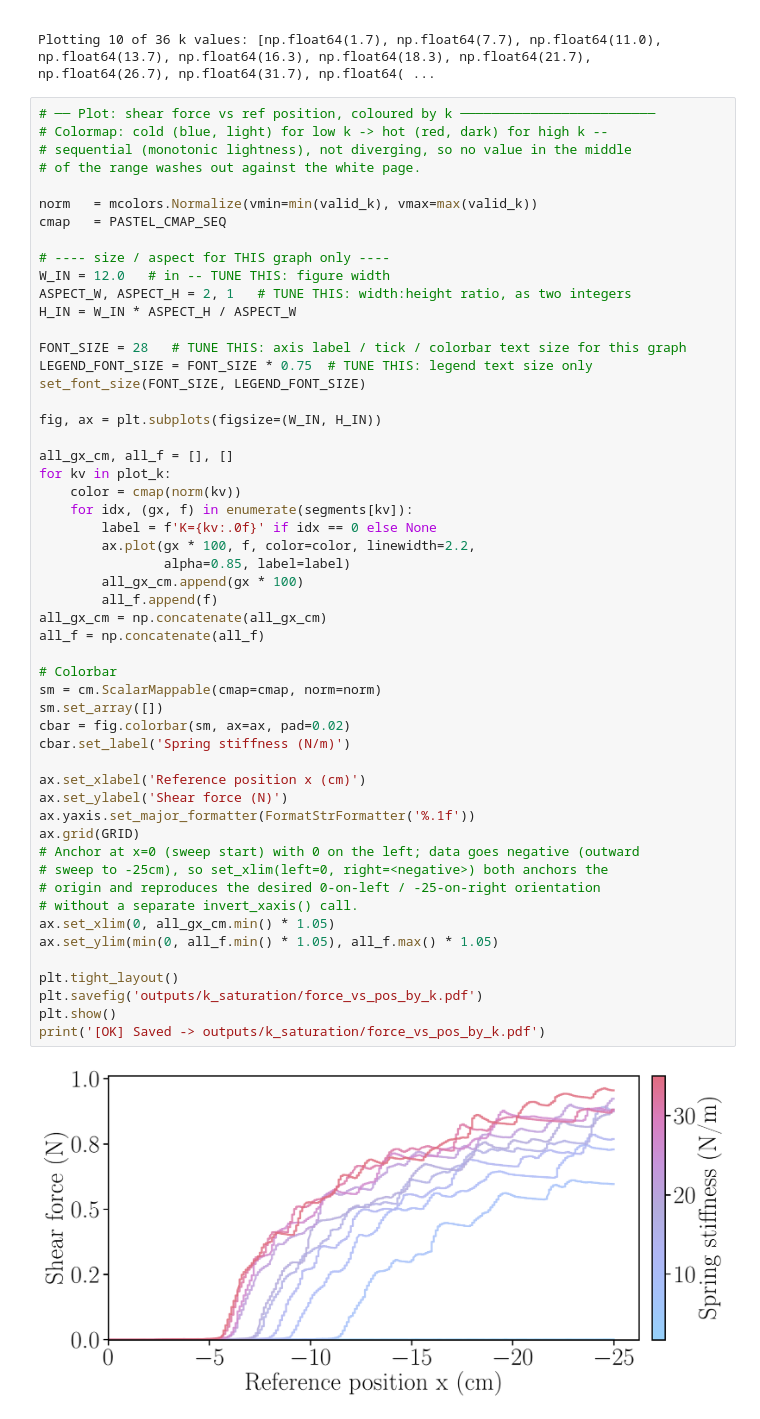
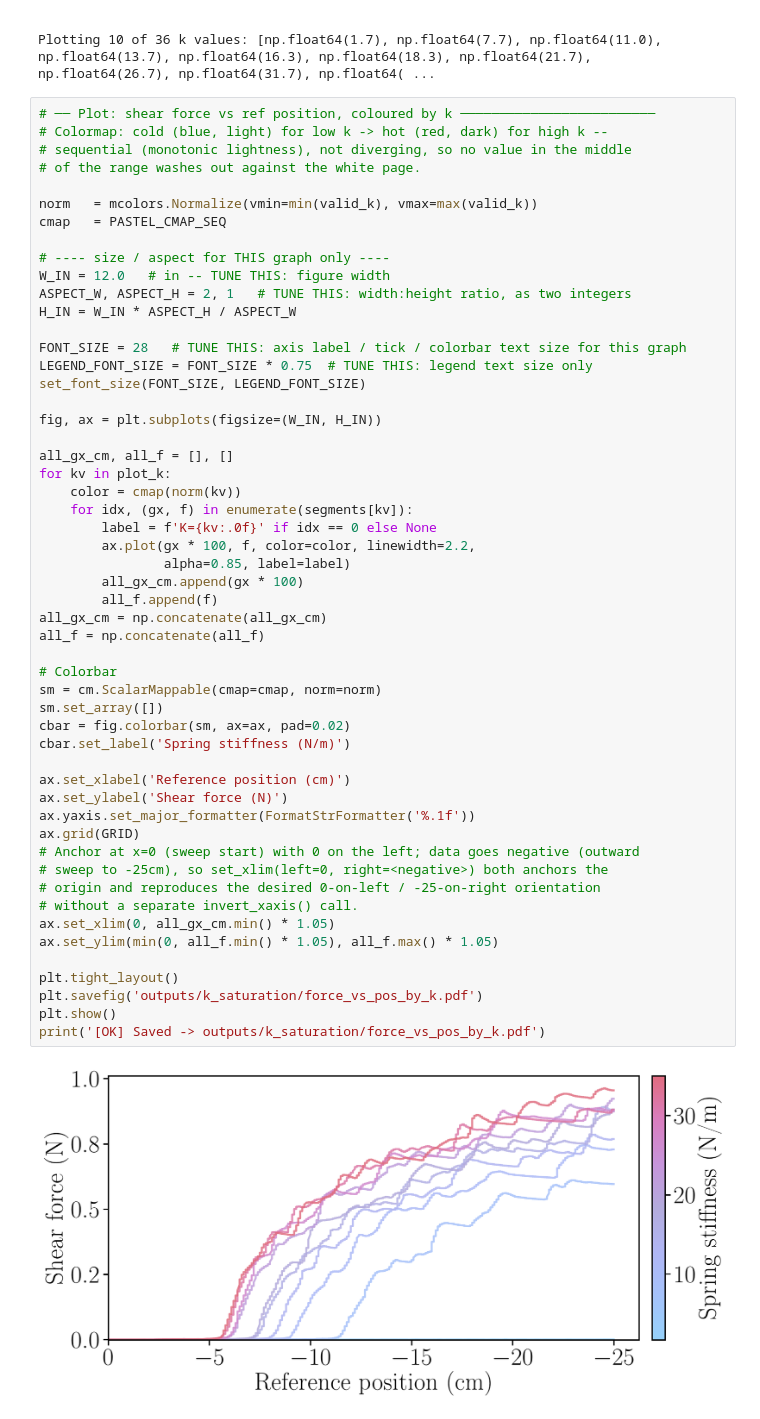
Before and after one commit to CREATE-Lab-EPFL/SoftVMC, a Jupyter notebook: LinearSpring/plot_k_saturation.ipynb, the cells around one changed output. Drawn from its saved outputs; the diff is of its cells as text.

```diff
--- a/LinearSpring/plot_k_saturation.ipynb
+++ b/LinearSpring/plot_k_saturation.ipynb
@@ -151,35 +151,35 @@ for kv in plot_k:
     for idx, (gx, f) in enumerate(segments[kv]):
         label = f'K={kv:.0f}' if idx == 0 else None
         ax.plot(gx * 100, f, color=color, linewidth=2.2,
                 alpha=0.85, label=label)
         all_gx_cm.append(gx * 100)
         all_f.append(f)
 all_gx_cm = np.concatenate(all_gx_cm)
 all_f = np.concatenate(all_f)
 
 # Colorbar
 sm = cm.ScalarMappable(cmap=cmap, norm=norm)
 sm.set_array([])
 cbar = fig.colorbar(sm, ax=ax, pad=0.02)
 cbar.set_label('Spring stiffness (N/m)')
 
-ax.set_xlabel('Reference position x (cm)')
+ax.set_xlabel('Reference position (cm)')
 ax.set_ylabel('Shear force (N)')
 ax.yaxis.set_major_formatter(FormatStrFormatter('%.1f'))
 ax.grid(GRID)
 # Anchor at x=0 (sweep start) with 0 on the left; data goes negative (outward
 # sweep to -25cm), so set_xlim(left=0, right=<negative>) both anchors the
 # origin and reproduces the desired 0-on-left / -25-on-right orientation
 # without a separate invert_xaxis() call.
 ax.set_xlim(0, all_gx_cm.min() * 1.05)
 ax.set_ylim(min(0, all_f.min() * 1.05), all_f.max() * 1.05)
 
 plt.tight_layout()
 plt.savefig('outputs/k_saturation/force_vs_pos_by_k.pdf')
 plt.show()
 print('[OK] Saved -> outputs/k_saturation/force_vs_pos_by_k.pdf')
 # %% [output]
-[figure, old version]
+[figure, new version]
 [OK] Saved -> outputs/k_saturation/force_vs_pos_by_k.pdf
 # %%
 # ── Plot: F/x vs x (apparent stiffness) coloured by k ────────────────────────
```
Also changed, not shown: parts of 3 cells of this notebook, 10 other files.
